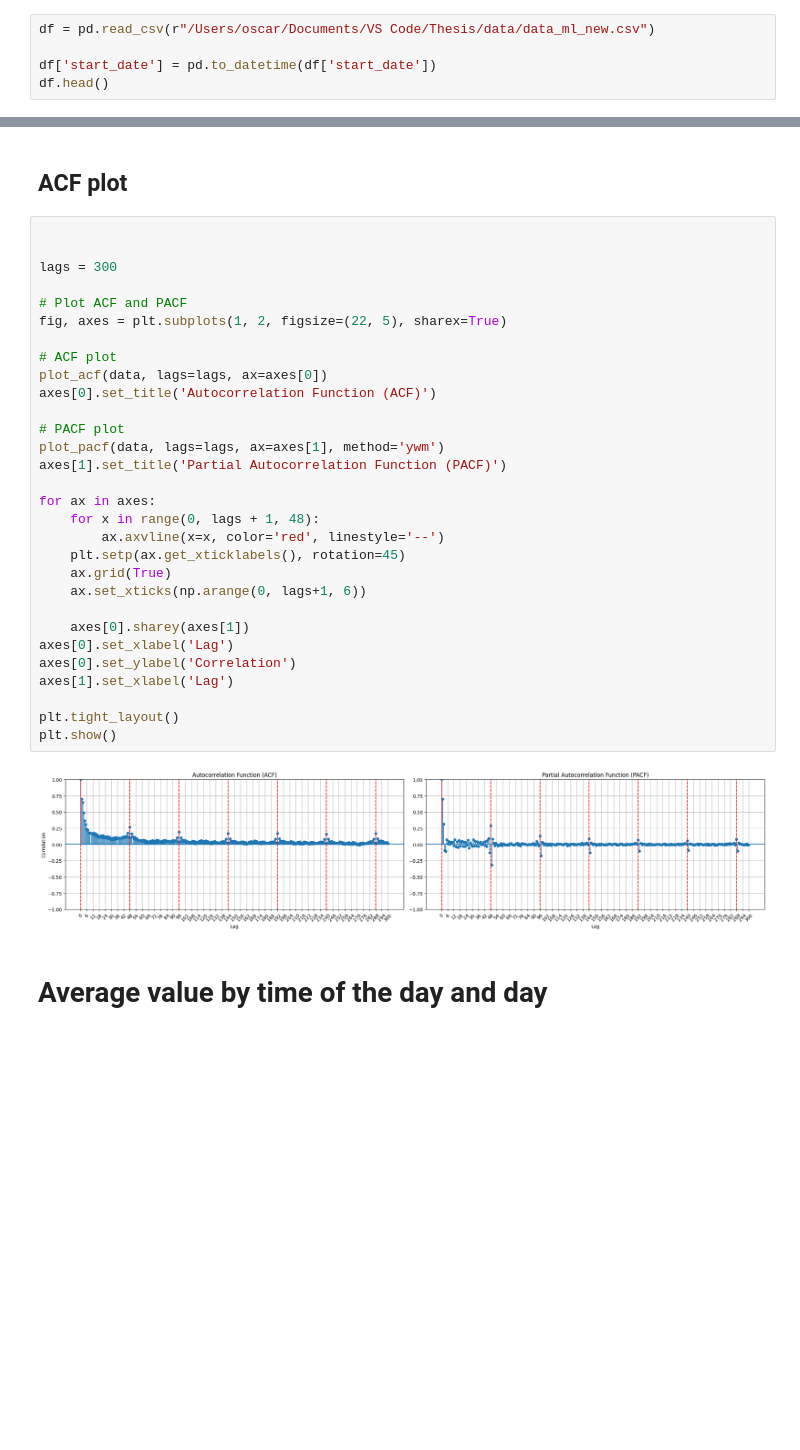
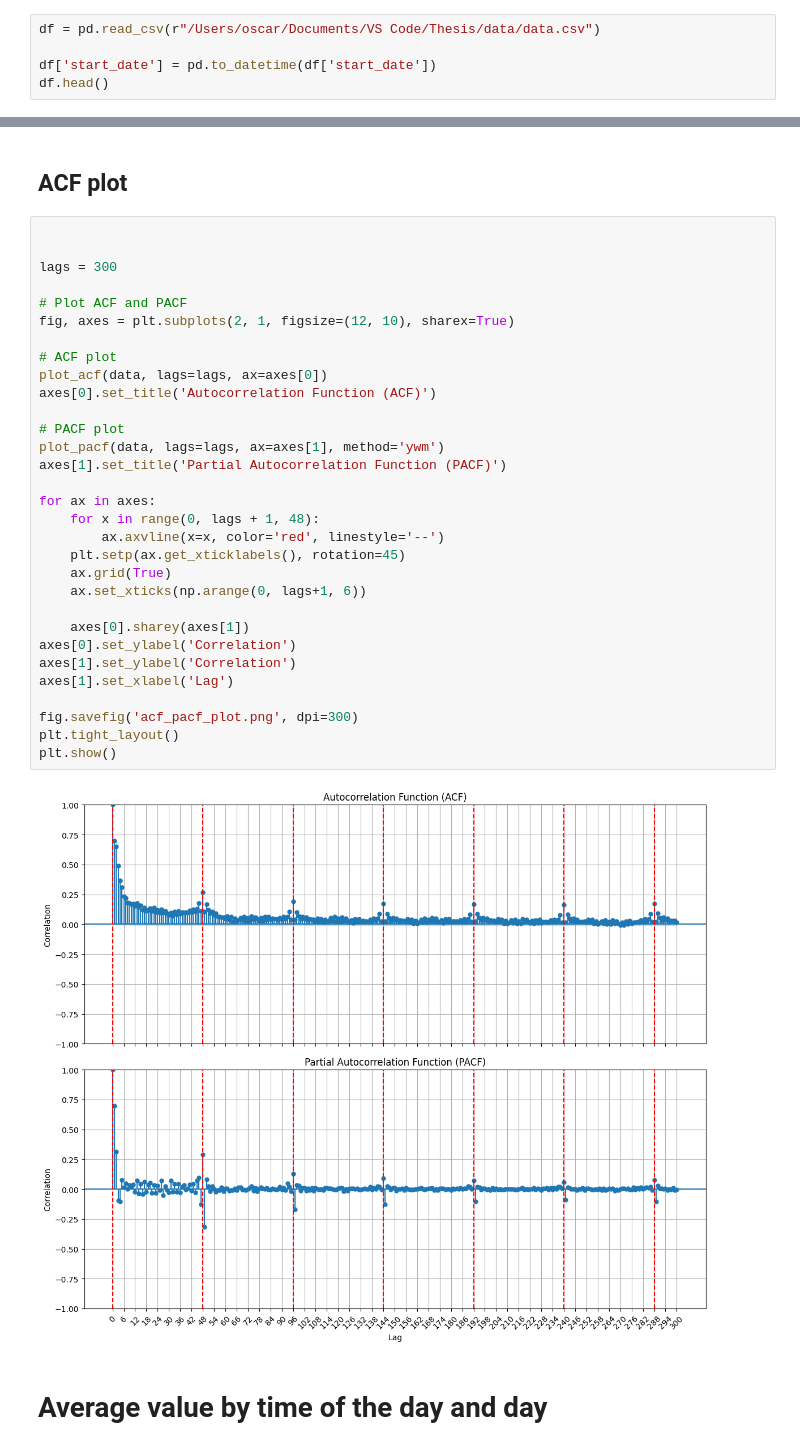
Before and after one commit to 0scarjny/BachelorThesis, a Jupyter notebook: code/eda.ipynb, the cells around one changed output, grey strips where cells are left out. Cells and saved outputs as stored; diff of their text form; blank space fills up the shorter version.

```diff
--- a/code/eda.ipynb
+++ b/code/eda.ipynb
@@ -17,7 +17,7 @@ from statsmodels.graphics.tsaplots import plot_acf, plot_pacf
 import statsmodels.api as sm
 from matplotlib.gridspec import GridSpec
 # %%
-df = pd.read_csv(r"/Users/oscar/Documents/VS Code/Thesis/data/data_ml_new.csv")
+df = pd.read_csv(r"/Users/oscar/Documents/VS Code/Thesis/data/data.csv")
 
 df['start_date'] = pd.to_datetime(df['start_date'])
 df.head()
@@ -237,35 +237,36 @@ plt.show()
 # %%
 
 
 lags = 300
 
 # Plot ACF and PACF
-fig, axes = plt.subplots(1, 2, figsize=(22, 5), sharex=True)
+fig, axes = plt.subplots(2, 1, figsize=(12, 10), sharex=True)
 
 # ACF plot
 plot_acf(data, lags=lags, ax=axes[0])
 axes[0].set_title('Autocorrelation Function (ACF)')
 
 # PACF plot
 plot_pacf(data, lags=lags, ax=axes[1], method='ywm')
 axes[1].set_title('Partial Autocorrelation Function (PACF)')
 
 for ax in axes:
     for x in range(0, lags + 1, 48):
         ax.axvline(x=x, color='red', linestyle='--')
     plt.setp(ax.get_xticklabels(), rotation=45)
     ax.grid(True)
     ax.set_xticks(np.arange(0, lags+1, 6))
 
     axes[0].sharey(axes[1])
-axes[0].set_xlabel('Lag')
 axes[0].set_ylabel('Correlation')
+axes[1].set_ylabel('Correlation')
 axes[1].set_xlabel('Lag')
 
+fig.savefig('acf_pacf_plot.png', dpi=300)
 plt.tight_layout()
 plt.show()
 # %% [output]
-[figure, old version]
+[figure, new version]
 # %% [markdown]
 # Average value by time of the day and day
 # %%
```
Also changed, not shown: parts of 1 cell of this notebook.
